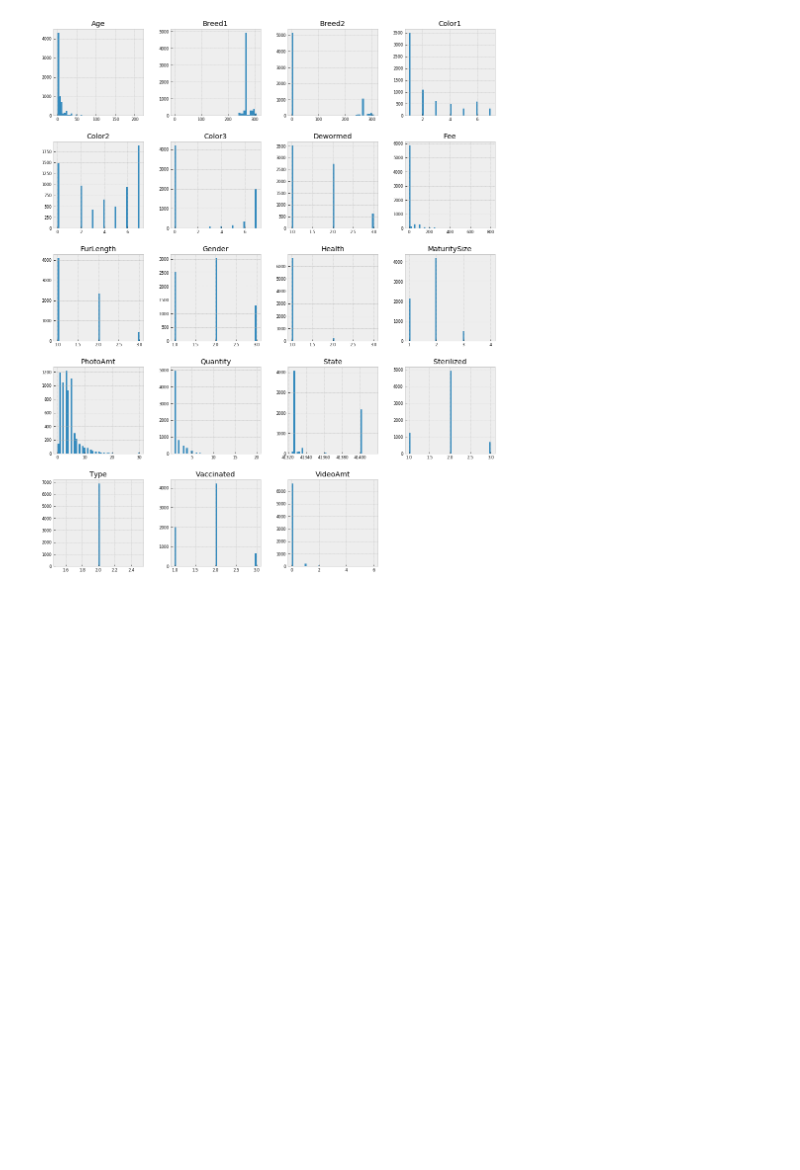
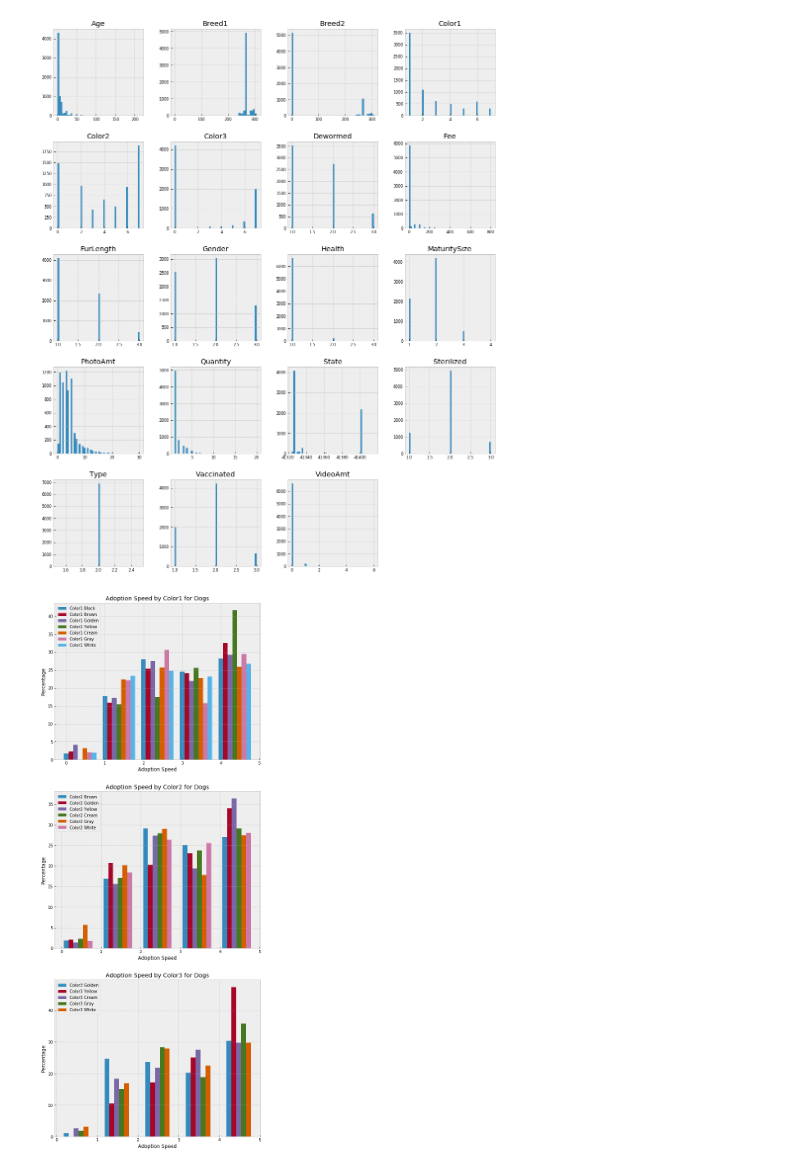
Before and after one commit to bfrison/CEBD1160, a Jupyter notebook: project/project_graphs.ipynb, the cells around one changed output. Saved outputs shown, nothing was run; the diff lists cells and outputs as text; code cells hidden in the pictures; blank space fills up the shorter version.

```diff
--- a/project/project_graphs.ipynb
+++ b/project/project_graphs.ipynb
@@ -54,6 +55,19 @@ df.describe()
 | 50% | 1.000000 | 3.000000 | 266.000000 | 0.000000 | 2.000000 | 2.000000 | 2.000000 | 0.000000 | 2.000000 | 1.000000 | ... |
 | 75% | 2.000000 | 12.000000 | 307.000000 | 179.000000 | 2.000000 | 3.000000 | 6.000000 | 5.000000 | 2.000000 | 2.000000 | ... |
 | max | 2.000000 | 255.000000 | 307.000000 | 307.000000 | 3.000000 | 7.000000 | 7.000000 | 7.000000 | 4.000000 | 3.000000 | ... |
+# %%
+df_color_labels = pd.read_csv('color_labels.csv')
+color_labels_dict = dict()
+color_labels_dict.update(zip(df_color_labels['ColorID'], df_color_labels['ColorName']))
+df['Color1_labelled'] = df['Color1'].map(color_labels_dict)
+df['Color2_labelled'] = df['Color2'].map(color_labels_dict)
+df['Color3_labelled'] = df['Color3'].map(color_labels_dict)
+
+df_breeds_labels = pd.read_csv('breed_labels.csv')
+breed_labels_dict = dict()
+breed_labels_dict.update(zip(df_breeds_labels['BreedID'], df_breeds_labels['BreedName']))
+df['Breed1_labelled'] = df['Breed1'].map(breed_labels_dict)
+df['Breed2_labelled'] = df['Breed2'].map(breed_labels_dict)
 # %%
 print(df['AdoptionSpeed'].describe())
 # %% [output]
@@ -113,3 +107,15 @@ df_cats_adopt = [df_cats0, df_cats1, df_cats2, df_cats3, df_cats4]
+# %%
+df_dogs = df[df['Type'] == 1]
+df_cats = df[df['Type'] == 2]
+df_adopt = []
+for i in range(5):
+    df_adopt.append(df[df['AdoptionSpeed'] == str(i)])
+df_dogs_adopt = []
+for i in range(5):
+    df_dogs_adopt.append(df_dogs[df_dogs['AdoptionSpeed'] == str(i)])
+df_cats_adopt = []
+for i in range(5):
+    df_cats_adopt.append(df_cats[df_cats['AdoptionSpeed'] == str(i)])
 # %%
 fig_hist, ax_hist = plt.subplots(1, 2, figsize=(18, 8))
 ax_hist_dogs = ax_hist[0]
@@ -184,3 +190,20 @@ df_num_dogs.hist(figsize=(16, 20), bins=50, xlabelsize=8, ylabelsize=8); # ; avo
 df_num_cats.hist(figsize=(16, 20), bins=50, xlabelsize=8, ylabelsize=8);
 # %% [output]
 [figure]
+# %%
+fig_color_dogs, axes_color_dogs = plt.subplots(3, 1, figsize=(9,24))
+bar_width = 0.12
+for i in range(len(axes_color_dogs)):
+    ax = axes_color_dogs[i]
+    for j in range(7):
+        df_color = df_dogs[df_dogs[f'Color{i+1}'] == j + 1]
+        if len(df_color):
+            df_color_adopt = [df_color[df_color['AdoptionSpeed'] == str(k)] for k in range(5)]
+            ax.bar(np.arange(len(df_color_adopt)) + j * bar_width,
+                [100 * len(speed)/len(df_color) for speed in df_color_adopt],
+                bar_width, label=f'Color{i+1} {color_labels_dict[j+1]}')
+    ax.set(xlabel='Adoption Speed', ylabel='Percentage')
+    ax.legend()
+    ax.set_title(f'Adoption Speed by Color{i+1} for Dogs')
+# %% [output]
+[figure, added]
```
Also changed, not shown: parts of 5 cells of this notebook.
